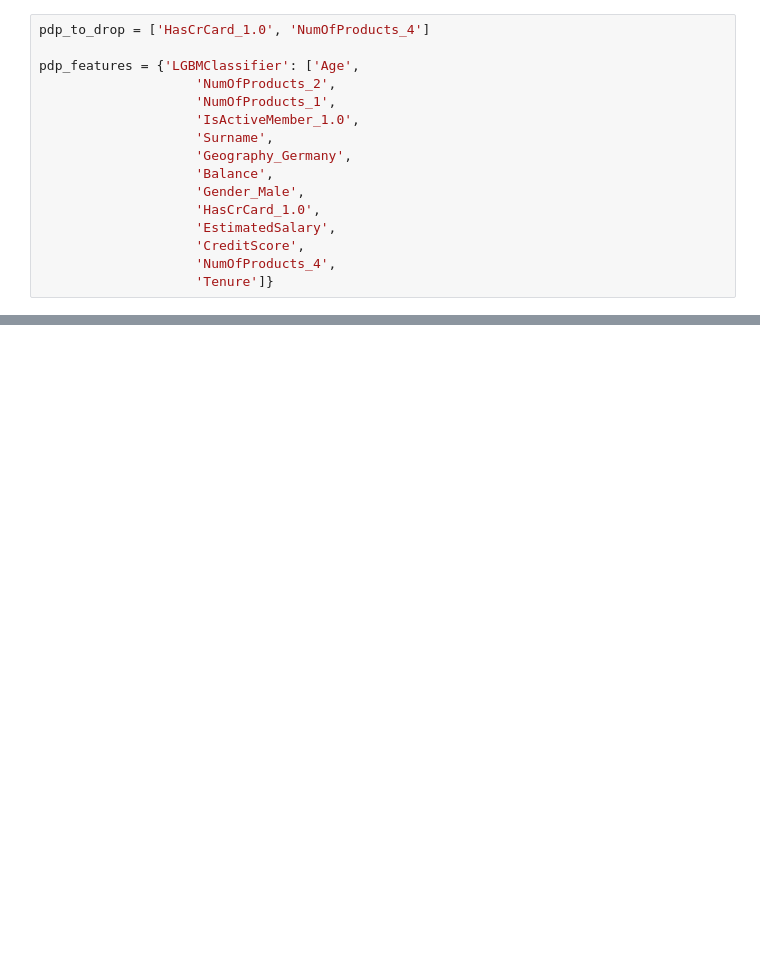
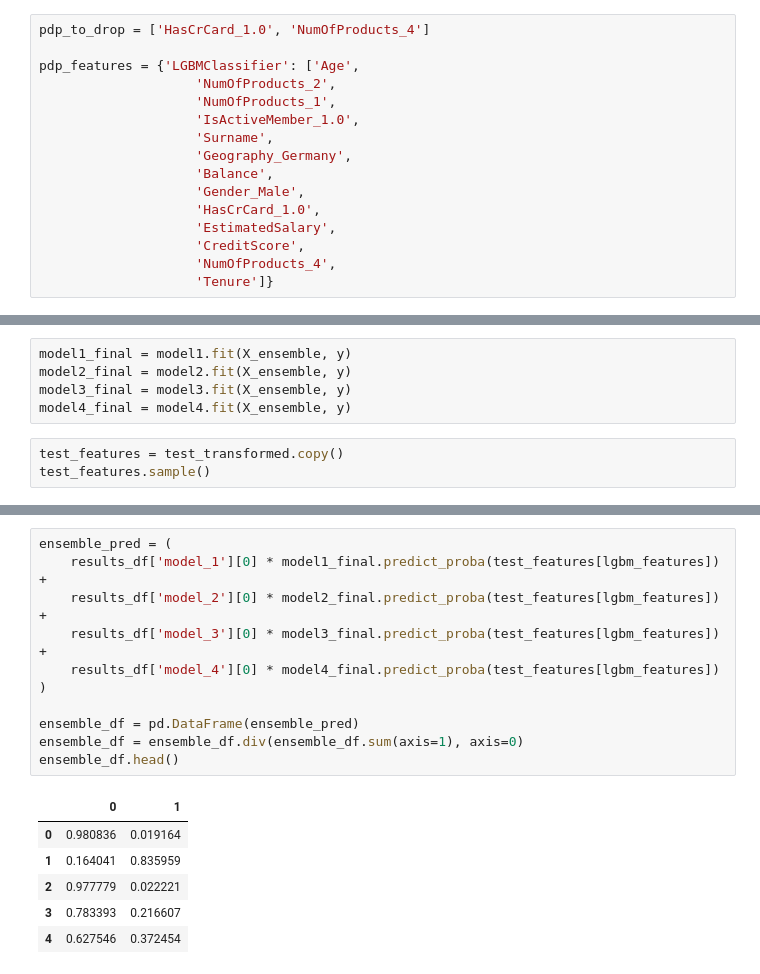
Before and after one commit to hardboyvino/kaggle_competition, a Jupyter notebook: playground_4.1/lgbm.ipynb, the cells around one changed output, grey strips where cells are left out. Cells and saved outputs as stored; diff of their text form; blank space fills up the shorter version.

```diff
--- a/playground_4.1/lgbm.ipynb
+++ b/playground_4.1/lgbm.ipynb
@@ -507,0 +719,8 @@ Done with LGBMClassifier.
+# %%
+model1_final = model1.fit(X_ensemble, y)
+model2_final = model2.fit(X_ensemble, y)
+model3_final = model3.fit(X_ensemble, y)
+model4_final = model4.fit(X_ensemble, y)
+# %%
+test_features = test_transformed.copy()
+test_features.sample()
@@ -507,0 +730,18 @@ Done with LGBMClassifier.
+# %%
+ensemble_pred = (
+    results_df['model_1'][0] * model1_final.predict_proba(test_features[lgbm_features]) +
+    results_df['model_2'][0] * model2_final.predict_proba(test_features[lgbm_features]) +
+    results_df['model_3'][0] * model3_final.predict_proba(test_features[lgbm_features]) +
+    results_df['model_4'][0] * model4_final.predict_proba(test_features[lgbm_features])
+)
+
+ensemble_df = pd.DataFrame(ensemble_pred)
+ensemble_df = ensemble_df.div(ensemble_df.sum(axis=1), axis=0)
+ensemble_df.head()
+# %% [output]
+|  | 0 | 1 |
+| 0 | 0.980836 | 0.019164 |
+| 1 | 0.164041 | 0.835959 |
+| 2 | 0.977779 | 0.022221 |
+| 3 | 0.783393 | 0.216607 |
+| 4 | 0.627546 | 0.372454 |
```
Also changed, not shown: parts of 33 cells of this notebook.
